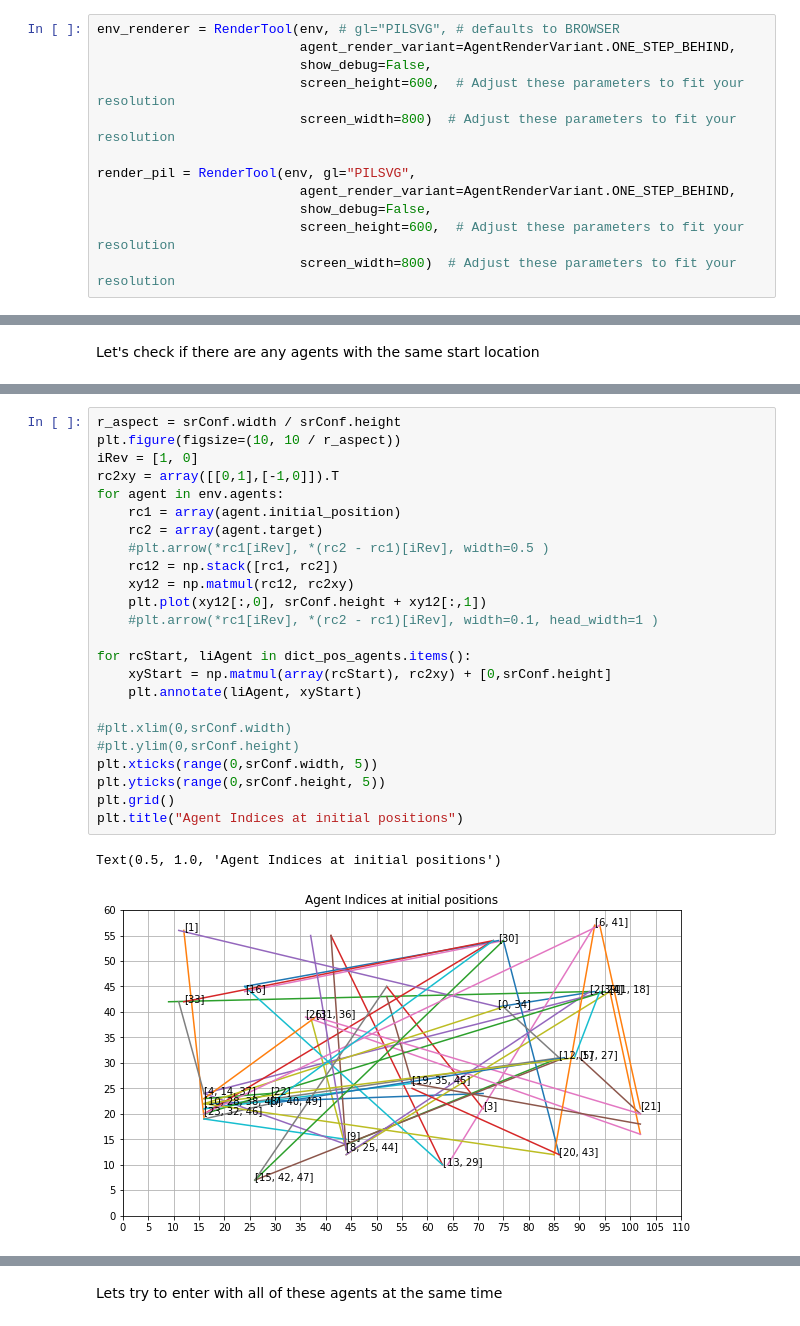
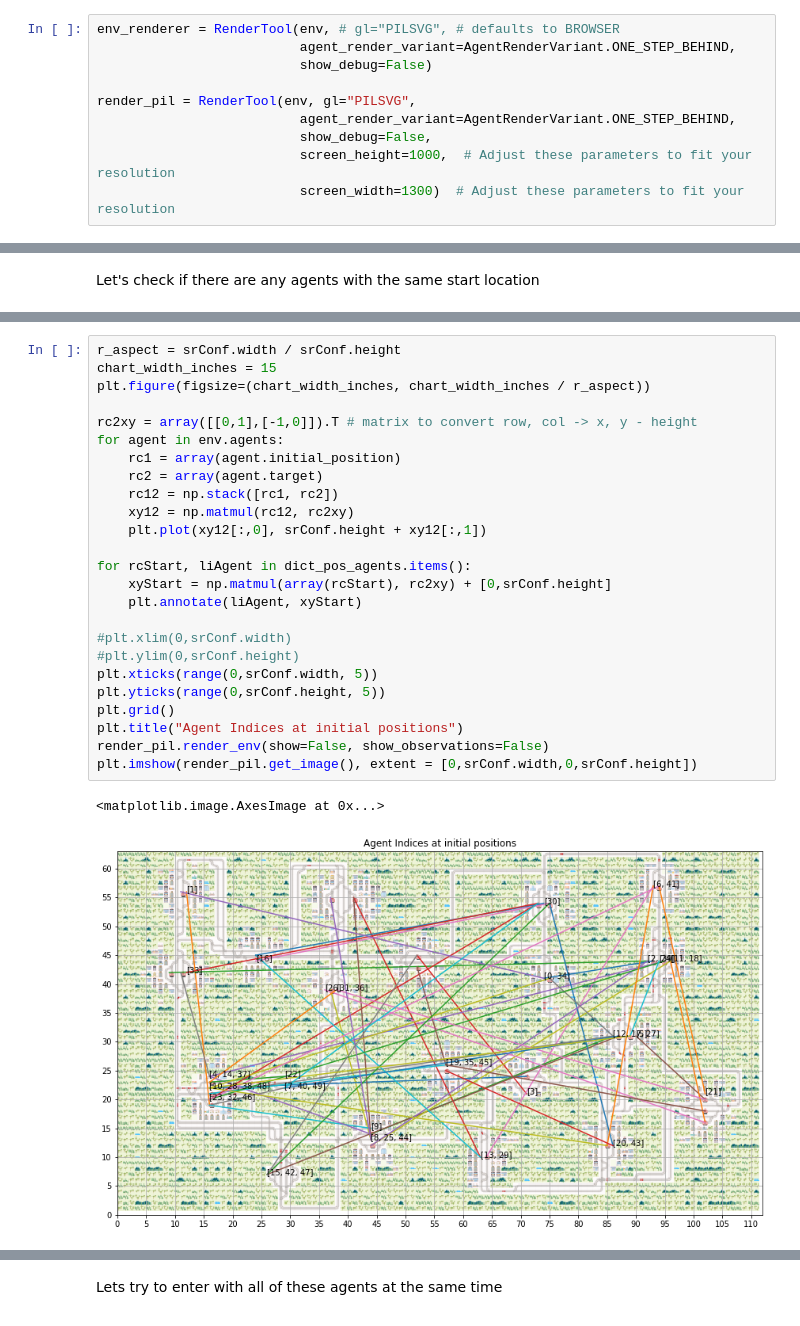
Before and after one commit to nobodyczcz/flatland2020, a Jupyter notebook: notebooks/js-simple-1.ipynb, the cells around one changed output, grey strips where cells are left out. Cells and saved outputs as stored; diff of their text form.

```diff
--- a/notebooks/js-simple-1.ipynb
+++ b/notebooks/js-simple-1.ipynb
@@ -162,15 +163,13 @@ Initiate the renderer
 # %%
 env_renderer = RenderTool(env, # gl="PILSVG", # defaults to BROWSER
                           agent_render_variant=AgentRenderVariant.ONE_STEP_BEHIND,
-                          show_debug=False,
-                          screen_height=600,  # Adjust these parameters to fit your resolution
-                          screen_width=800)  # Adjust these parameters to fit your resolution
+                          show_debug=False)
 
 render_pil = RenderTool(env, gl="PILSVG",
                           agent_render_variant=AgentRenderVariant.ONE_STEP_BEHIND,
                           show_debug=False,
-                          screen_height=600,  # Adjust these parameters to fit your resolution
-                          screen_width=800)  # Adjust these parameters to fit your resolution
+                          screen_height=1000,  # Adjust these parameters to fit your resolution
+                          screen_width=1300)  # Adjust these parameters to fit your resolution
 # %% [output]
 WebSocket transport not available. Install eventlet or gevent and gevent-websocket for improved performance.
  * Serving Flask app "flatland.utils.flask_util" (lazy loading)
@@ -319,27 +320,28 @@ dict_pos_agents
 # %%
 r_aspect = srConf.width / srConf.height
-plt.figure(figsize=(10, 10 / r_aspect))
-iRev = [1, 0]
-rc2xy = array([[0,1],[-1,0]]).T
+chart_width_inches = 15
+plt.figure(figsize=(chart_width_inches, chart_width_inches / r_aspect))
+
+rc2xy = array([[0,1],[-1,0]]).T # matrix to convert row, col -> x, y - height
 for agent in env.agents:
     rc1 = array(agent.initial_position)
     rc2 = array(agent.target)
-    #plt.arrow(*rc1[iRev], *(rc2 - rc1)[iRev], width=0.5 )
     rc12 = np.stack([rc1, rc2])
     xy12 = np.matmul(rc12, rc2xy)
     plt.plot(xy12[:,0], srConf.height + xy12[:,1])
-    #plt.arrow(*rc1[iRev], *(rc2 - rc1)[iRev], width=0.1, head_width=1 )
 
 for rcStart, liAgent in dict_pos_agents.items():
     xyStart = np.matmul(array(rcStart), rc2xy) + [0,srConf.height]
     plt.annotate(liAgent, xyStart)
 
 #plt.xlim(0,srConf.width)
 #plt.ylim(0,srConf.height)
 plt.xticks(range(0,srConf.width, 5))
 plt.yticks(range(0,srConf.height, 5))
 plt.grid()
 plt.title("Agent Indices at initial positions")
+render_pil.render_env(show=False, show_observations=False)
+plt.imshow(render_pil.get_image(), extent = [0,srConf.width,0,srConf.height])
 # %% [output]
-Text(0.5, 1.0, 'Agent Indices at initial positions')
+<matplotlib.image.AxesImage at 0x...>
-[figure, old version]
+[figure, new version]
```
Also changed, not shown: parts of 24 cells of this notebook.
